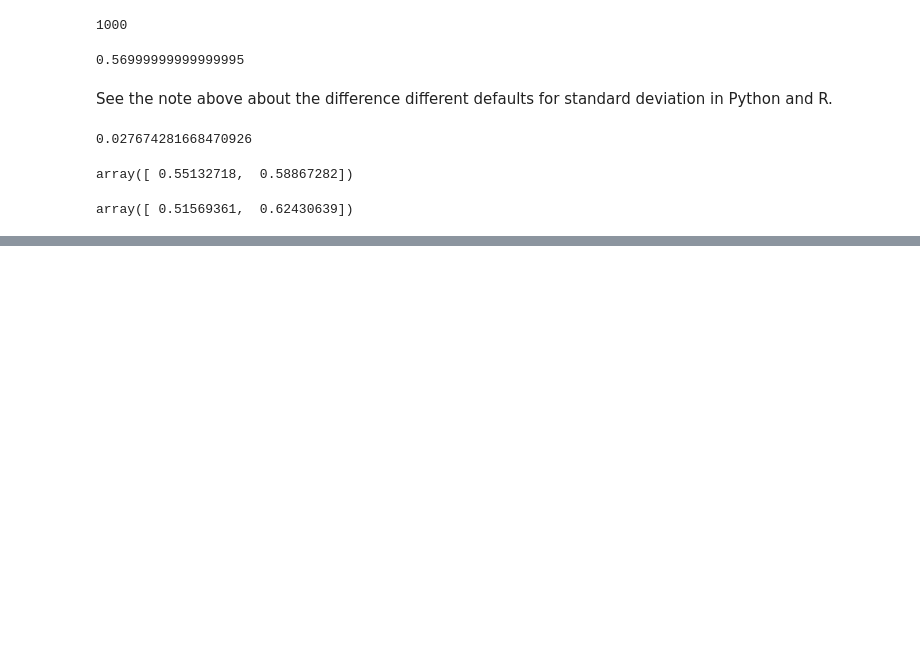
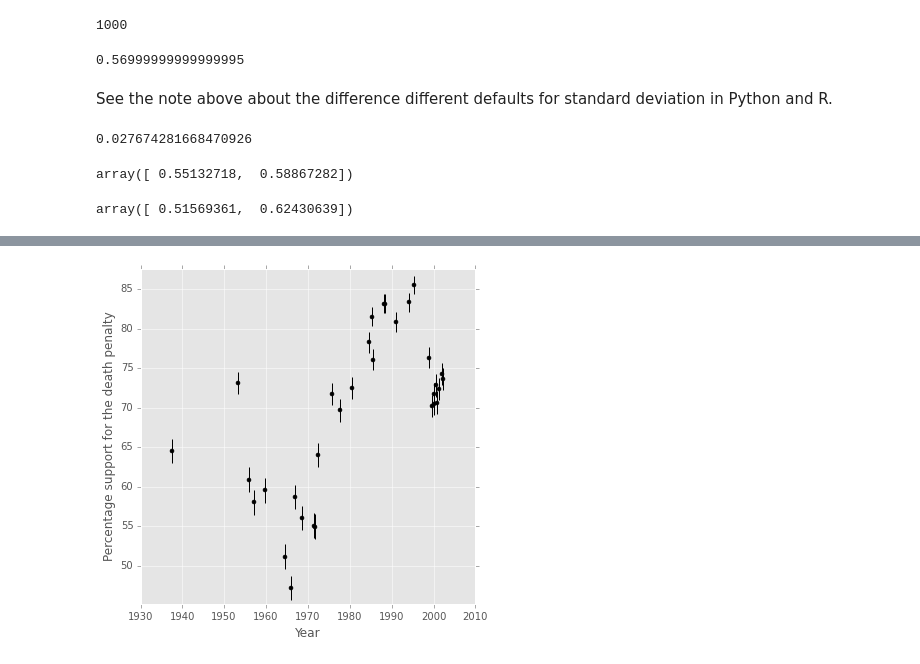
Before and after one commit to cstrelioff/ARM-ipynb, a Jupyter notebook: Chapter2/chptr2.3.ipynb, the cells around one changed output, grey strips where cells are left out. Cells and saved outputs as stored; diff of their text form; code cells hidden in the pictures; blank space fills up the shorter version.

```diff
--- a/Chapter2/chptr2.3.ipynb
+++ b/Chapter2/chptr2.3.ipynb
@@ -147,0 +192,4 @@ array([ 0.51569361,  0.62430639])
+# %%
+#R: support <- polls[,3]/(polls[,3]+polls[,4])
+polls[u'support'] = polls[u'for']/(polls[u'for']+polls[u'against'])
+polls.head()
@@ -147,0 +203,4 @@ array([ 0.51569361,  0.62430639])
+# %%
+#R: year <-  polls[,1] + (polls[,2]-6)/12
+polls[u'year_float'] = polls[u'year'] + (polls[u'month']-6)/12
+polls.head()
@@ -147,0 +214,5 @@ array([ 0.51569361,  0.62430639])
+# %%
+# add error column -- symmetric so only add one column
+# assumes sample size -- why?? Isn't it 100??
+polls[u'support_error'] = np.sqrt(polls[u'support']*(1-polls[u'support'])/1000)
+polls.head()
@@ -147,0 +226,19 @@ array([ 0.51569361,  0.62430639])
+# %%
+#R: plot(year, support*100, xlab="Year", ylim=c(min(100*support)-1, max(100*support)+1),
+#        ylab="Percentage support for the death penalty", cex=1.1, cex.main=1.2,
+#        cex.axis=1.1, cex.lab=1.1, pch=20)
+#
+#   for (i in 1:nrow(polls))
+#     lines (rep(year[i],2), 100*(support[i]+c(-1,1)*sqrt(support[i]*(1-support[i])/1000)))
+plt.style.use('ggplot')
+plt.errorbar(polls[u'year_float'], 100*polls[u'support'],
+             yerr=100*polls[u'support_error'], fmt='ko',
+             ms=4, capsize=0)
+plt.ylim(np.min(100*polls[u'support'])-2, np.max(100*polls[u'support']+2))
+plt.ylabel(u'Percentage support for the death penalty')
+plt.xlabel(u'Year')
+
+fig = plt.gcf()
+fig.set_size_inches(6,6)
+# %% [output]
+[figure, added]
```
Also changed, not shown: parts of 8 cells of this notebook, 1 other file.
